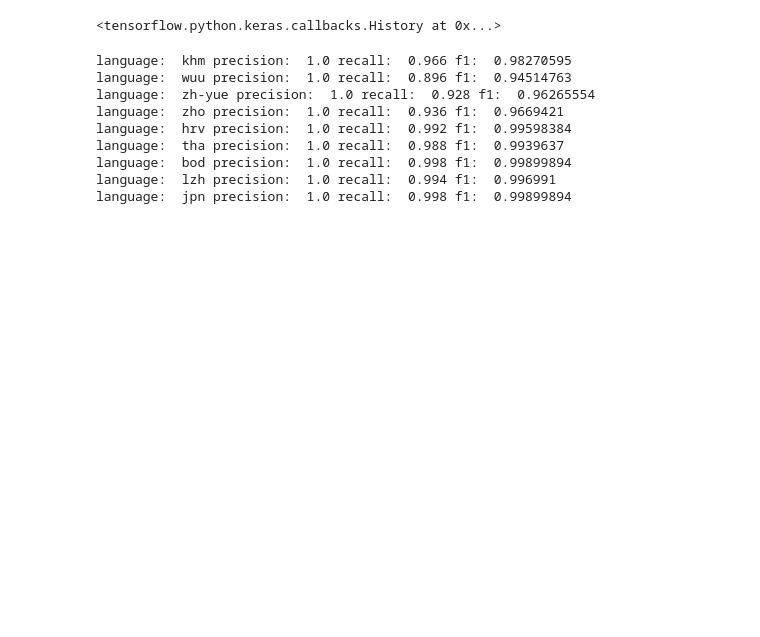
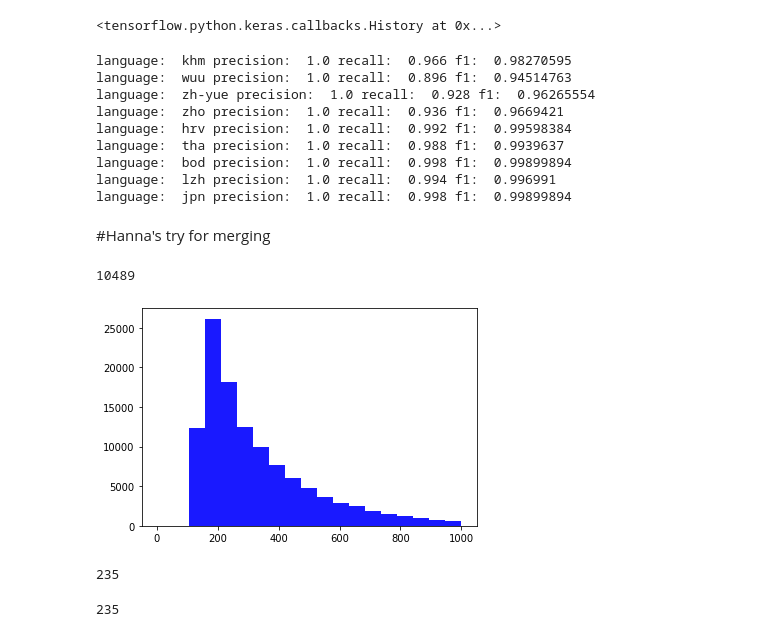
Before and after one commit to tsimafeip/nn-hackathon, a Jupyter notebook: LangDetector.ipynb, the cells around one changed output. Cells and saved outputs as stored; diff of their text form; code cells hidden in the pictures; blank space fills up the shorter version.

```diff
--- a/LangDetector.ipynb
+++ b/LangDetector.ipynb
@@ -605,3 +605,28 @@ language:  tha precision:  1.0 recall:  0.988 f1:  0.9939637
 language:  bod precision:  1.0 recall:  0.998 f1:  0.99899894
 language:  lzh precision:  1.0 recall:  0.994 f1:  0.996991
 language:  jpn precision:  1.0 recall:  0.998 f1:  0.99899894
+# %% [markdown]
+#Hanna's try for merging
+# %%
+filter_out = '!"#$%&()*+,-./:;<=>?@[\\]^_`{|}~\t\n1234567890'
+## Tokenize the sentences
+tokenizer = Tokenizer(filters=filter_out, char_level=True)
+tokenizer.fit_on_texts(x_train.sent)
+# %%
+# try different values of `count`
+# show how many words are presenting more than `count` times
+count = 0
+frequent_words = [w for w,c in tokenizer.word_counts.items() if c > count]
+len(frequent_words)
+# %% [output]
+10489
+# %%
+tokenizer.fit_on_texts(x_train.sent)
+
+train_X = tokenizer.texts_to_sequences(x_train.sent)
+# %%
+lens = [len(train_X[i]) for i in range(len(train_X))]
+plt.hist(lens, bins=np.linspace(0,1000,20), facecolor='blue', alpha=0.9)
+plt.show()
+# %% [output]
+[figure, added]
@@ -607,0 +670,8 @@ language:  jpn precision:  1.0 recall:  0.998 f1:  0.99899894
+# %%
+len(set(val_Y.values.reshape(1, -1)[0]))
+# %% [output]
+235
+# %%
+len(set(train_Y.values.reshape(1, -1)[0]))
+# %% [output]
+235
```
Also changed, not shown: parts of 45 cells of this notebook.
